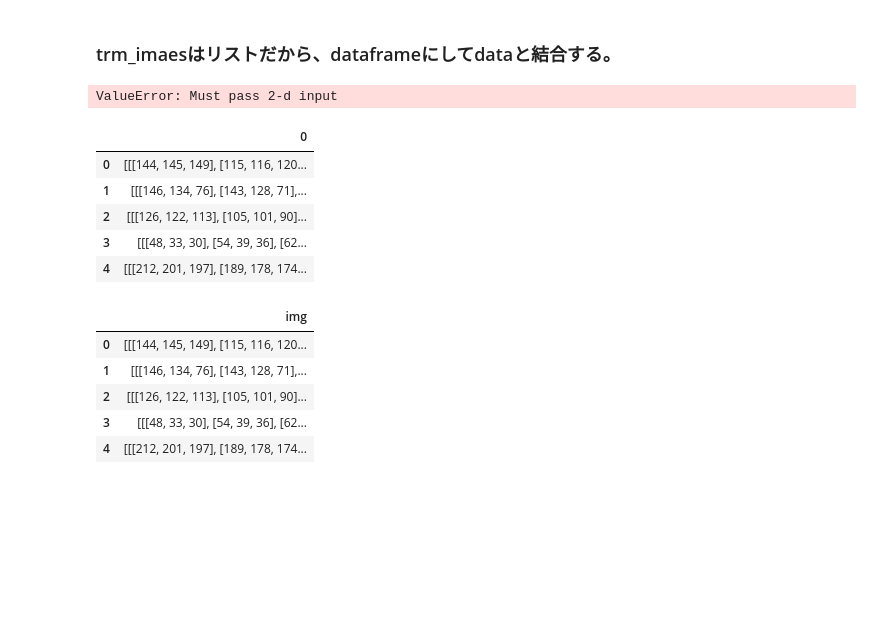
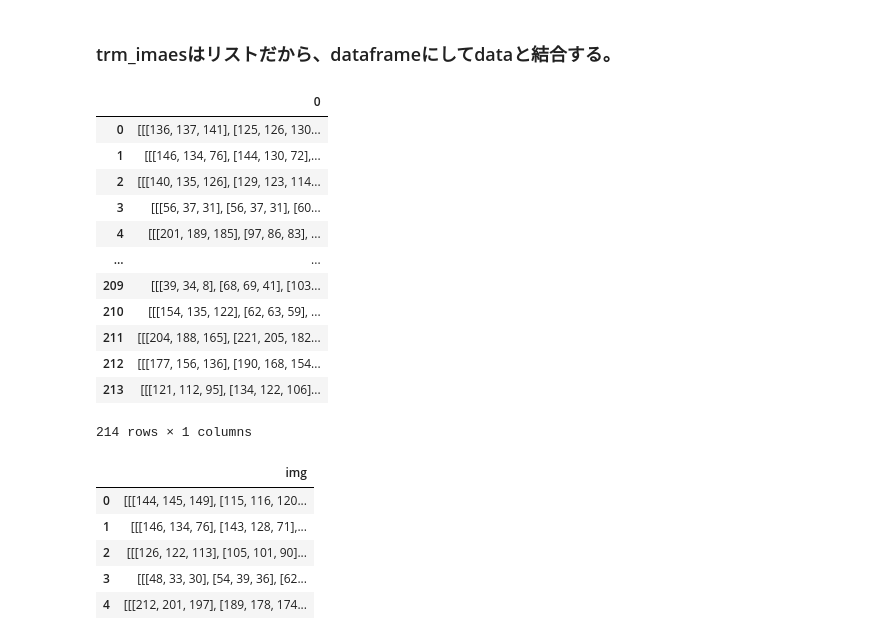
Before and after one commit to asao-kanta/team4, a Jupyter notebook: trash.ipynb, the cells around one changed output. Cells and saved outputs as stored; diff of their text form; code cells hidden in the pictures; blank space fills up the shorter version.

```diff
--- a/trash.ipynb
+++ b/trash.ipynb
@@ -225,18 +274,25 @@ tuple
 # %% [markdown]
 ### trm_imaesはリストだから、dataframeにしてdataと結合する。
-# %%
-df = pd.DataFrame(np.vstack(trm_images_resize))
-# %% [output]
-ValueError: Must pass 2-d input
+# %%
+image_df = pd.Series(trm_images_resize)
+# %%
+image_df = pd.DataFrame(image_df)
 # %%
-image_df.head()
+image_df
 # %% [output]
 |  | 0 |
-| 0 | [[[144, 145, 149], [115, 116, 120... |
-| 1 | [[[146, 134, 76], [143, 128, 71],... |
-| 2 | [[[126, 122, 113], [105, 101, 90]... |
-| 3 | [[[48, 33, 30], [54, 39, 36], [62... |
-| 4 | [[[212, 201, 197], [189, 178, 174... |
+| 0 | [[[136, 137, 141], [125, 126, 130... |
+| 1 | [[[146, 134, 76], [144, 130, 72],... |
+| 2 | [[[140, 135, 126], [129, 123, 114... |
+| 3 | [[[56, 37, 31], [56, 37, 31], [60... |
+| 4 | [[[201, 189, 185], [97, 86, 83], ... |
+| ... | ... |
+| 209 | [[[39, 34, 8], [68, 69, 41], [103... |
+| 210 | [[[154, 135, 122], [62, 63, 59], ... |
+| 211 | [[[204, 188, 165], [221, 205, 182... |
+| 212 | [[[177, 156, 136], [190, 168, 154... |
+| 213 | [[[121, 112, 95], [134, 122, 106]... |
+214 rows × 1 columns
 # %%
 image_df.columns = ['img']
 ##これはカラム名をimgにして分かりやすくしている。
```
Also changed, not shown: parts of 14 cells of this notebook.
